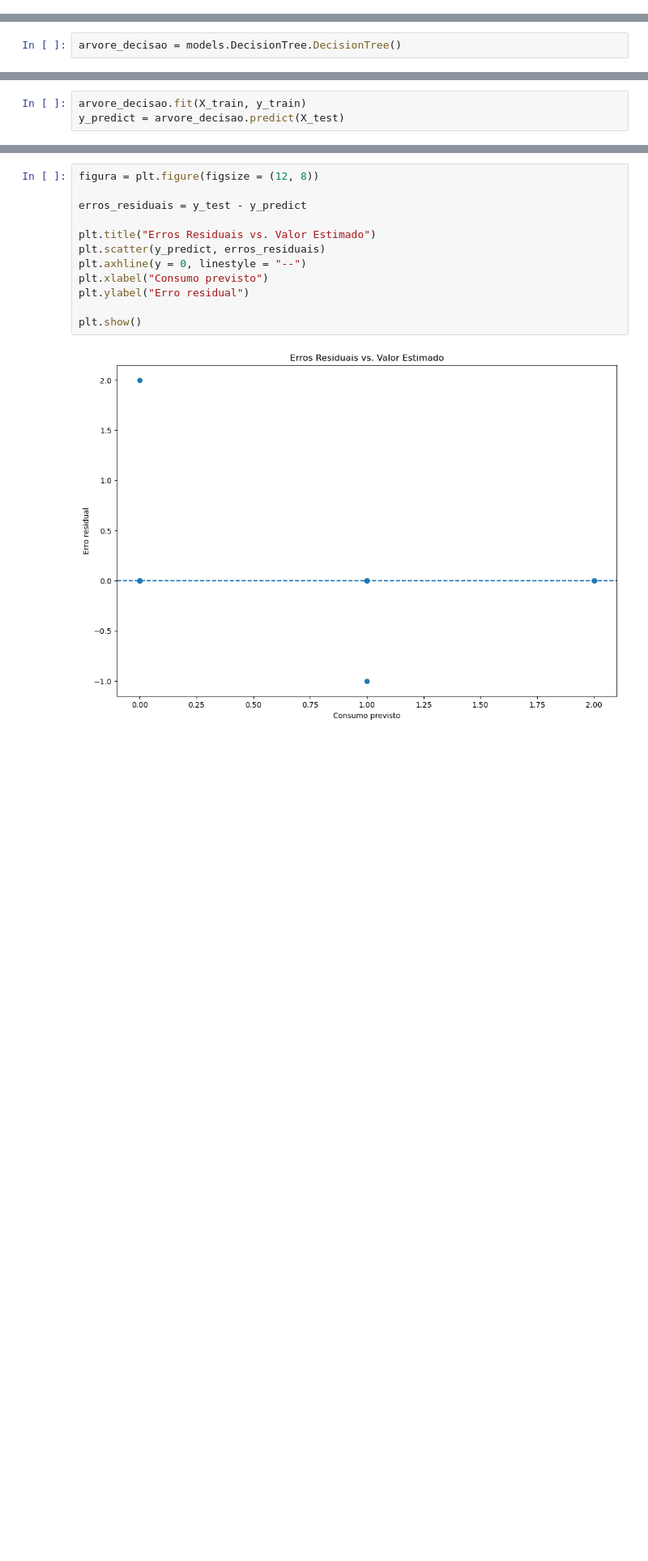
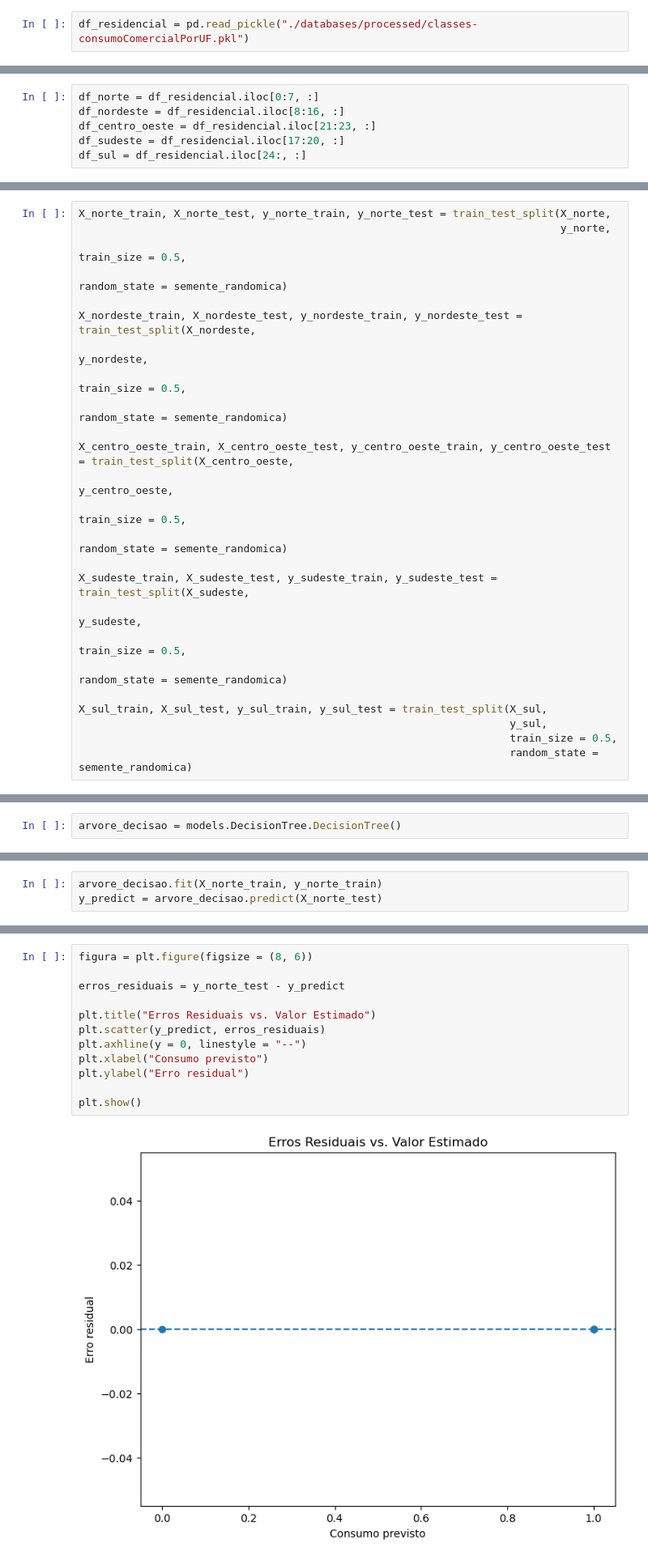
Before and after one commit to PET-Controle-e-Automacao-UESC/contas_de_energia, a Jupyter notebook: src/arvore_decisao.ipynb, the cells around one changed output, grey strips where cells are left out. Shown: that part at 81% size. Drawn from its saved outputs; the diff is of its cells as text; blank space fills up the shorter version.

Commit message:
feat: agrupamento por regioes na arvore de decisao

```diff
--- a/src/arvore_decisao.ipynb
+++ b/src/arvore_decisao.ipynb
@@ -54,2 +45,4 @@ df_residencial = pd.read_csv("./databases/raw/CONSUMO MENSAL DE ENERGIA ELÉTRIC
+# %%
+df_residencial = pd.read_pickle("./databases/processed/classes-consumoComercialPorUF.pkl")
 # %% [markdown]
 #### Divisão dos labels / dados
@@ -58,0 +56,6 @@ y = df_residencial["consumo"]
+# %%
+df_norte = df_residencial.iloc[0:7, :]
+df_nordeste = df_residencial.iloc[8:16, :]
+df_centro_oeste = df_residencial.iloc[21:23, :]
+df_sudeste = df_residencial.iloc[17:20, :]
+df_sul = df_residencial.iloc[24:, :]
@@ -68,2 +93,27 @@ X_train, X_test, y_train, y_test = train_test_split(X, y, random_state = semente
+# %%
+X_norte_train, X_norte_test, y_norte_train, y_norte_test = train_test_split(X_norte,
+                                                                            y_norte,
+                                                                            train_size = 0.5,
+                                                                            random_state = semente_randomica)
+
+X_nordeste_train, X_nordeste_test, y_nordeste_train, y_nordeste_test = train_test_split(X_nordeste,
+                                                                                        y_nordeste,
+                                                                                        train_size = 0.5,
+                                                                                        random_state = semente_randomica)
+
+X_centro_oeste_train, X_centro_oeste_test, y_centro_oeste_train, y_centro_oeste_test = train_test_split(X_centro_oeste,
+                                                                                                        y_centro_oeste,
+                                                                                                        train_size = 0.5,
+                                                                                                        random_state = semente_randomica)
+
+X_sudeste_train, X_sudeste_test, y_sudeste_train, y_sudeste_test = train_test_split(X_sudeste,
+                                                                                     y_sudeste,
+                                                                                     train_size = 0.5,
+                                                                                     random_state = semente_randomica)
+
+X_sul_train, X_sul_test, y_sul_train, y_sul_test = train_test_split(X_sul,
+                                                                    y_sul,
+                                                                    train_size = 0.5,
+                                                                    random_state = semente_randomica)
 # %% [markdown]
 #### Criando o modelo
@@ -113,4 +157,4 @@ arvore_decisao = models.DecisionTree.DecisionTree()
 # %%
-arvore_decisao.fit(X_train, y_train)
-y_predict = arvore_decisao.predict(X_test)
+arvore_decisao.fit(X_norte_train, y_norte_train)
+y_predict = arvore_decisao.predict(X_norte_test)
 # %% [markdown]
@@ -124,14 +168,14 @@ Acurácia:  0.8947368421052632
 # %%
-figura = plt.figure(figsize = (12, 8))
+figura = plt.figure(figsize = (8, 6))
 
-erros_residuais = y_test - y_predict
+erros_residuais = y_norte_test - y_predict
 
 plt.title("Erros Residuais vs. Valor Estimado")
 plt.scatter(y_predict, erros_residuais)
 plt.axhline(y = 0, linestyle = "--")
 plt.xlabel("Consumo previsto")
 plt.ylabel("Erro residual")
 
 plt.show()
 # %% [output]
-[figure, old version]
+[figure, new version]
```
Also changed, not shown: parts of 58 cells of this notebook, 2 other files.
